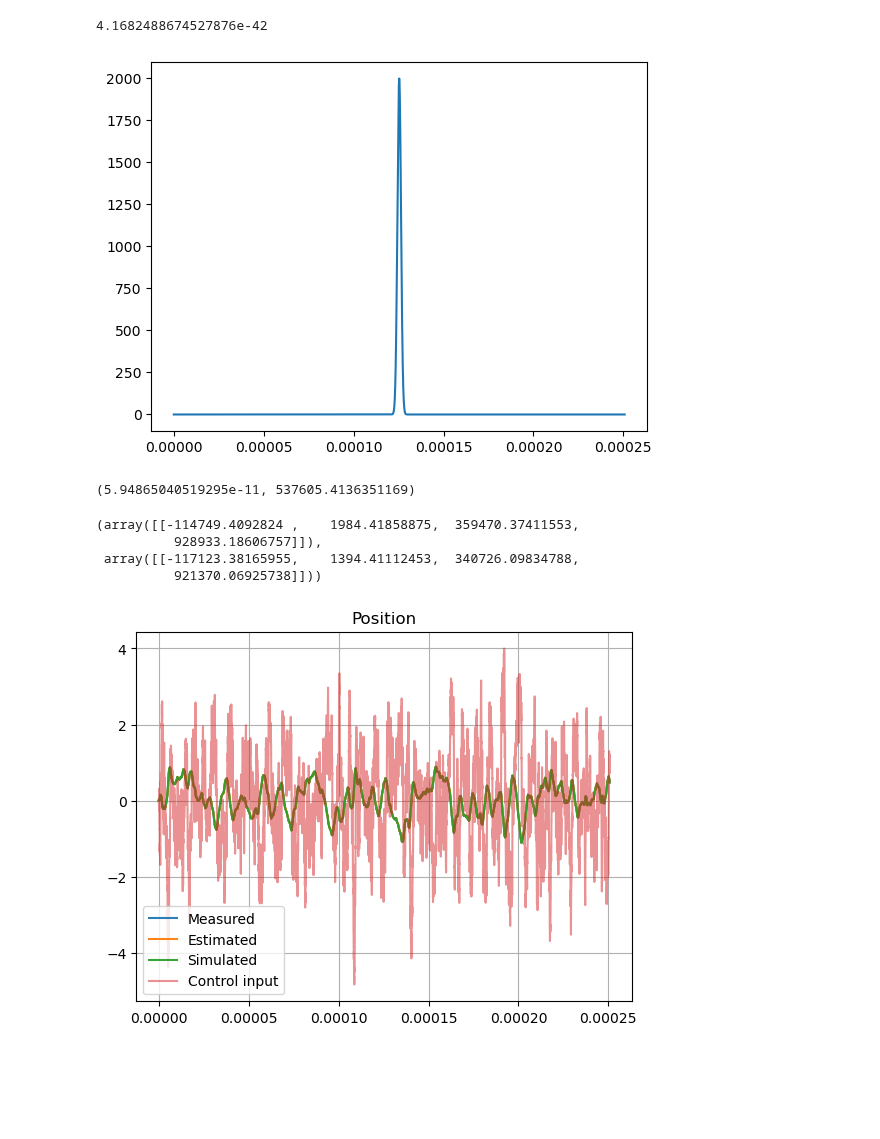
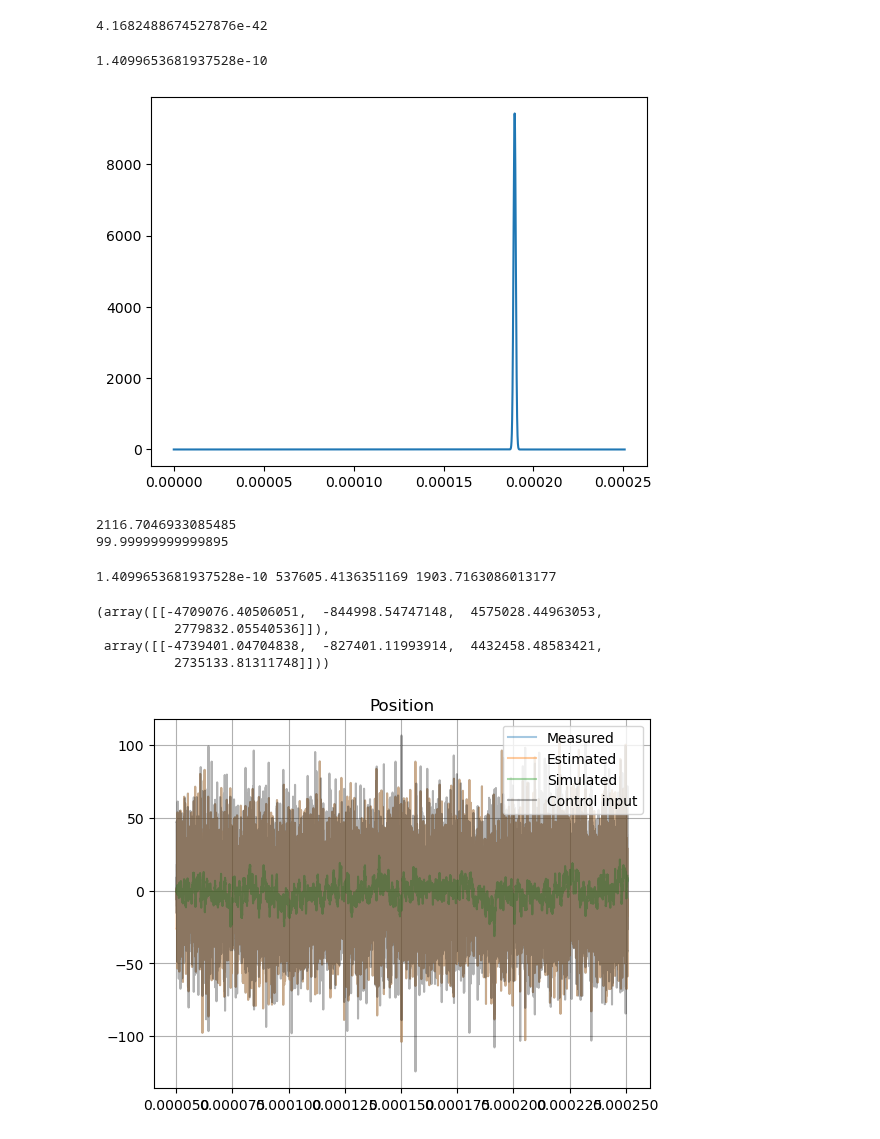
Before and after one commit to QuantumAdventures/single-photons, a Jupyter notebook: notebooks/4. Control Cavity Simulation.ipynb, the cells around one changed output. Saved outputs shown, nothing was run; the diff lists cells and outputs as text; code cells hidden in the pictures; blank space fills up the shorter version.

```diff
--- a/notebooks/4. Control Cavity Simulation.ipynb
+++ b/notebooks/4. Control Cavity Simulation.ipynb
@@ -53,35 +51,47 @@ env = Cavity_Particle(
     gamma,
     detuning,
     cavity_linewidth,
-    g_cs,
+    optomechanical_coupling_ratio*omega,
     coupling,
     radius=radius,
     rho=rho,
-    eta_detection=eta_detec,
+    eta_detection=eta_detection,
     T=T
 )
+std_detection
+# %% [output]
+1.4099653681937528e-10
 # %%
-pulse_amplitude = 2000
-pulse_center = int(t.shape[0]/2)
-pulse_width = 1000
+pulse_amplitude = 10
+pulse_center = 5000+int(3*t.shape[0]/4)
+round_trip_time = 2*cavity_length/ct.c
+#https://www.rp-photonics.com/q_factor.html inverse of loss gives the average amount of round trips
+trips = 1/(2*np.pi*round_trip_time*cavity_linewidth_ratio*omega)
+pulse_width = trips*round_trip_time/delta_t
 alpha_in = []
 for i in range(t.shape[0]):
-    # alpha = i*(t.shape[0]-i)*pulse_amplitude
-    alpha = pulse_amplitude * (
+    alpha = pulse_amplitude/(np.sqrt(delta_t) * np.power(np.pi*pulse_width**2,1/4)) * (
         np.exp(-((i - pulse_center) ** 2) / (2 * pulse_width**2))
     )
-    # +np.exp(-(i-(pulse_center+t.shape[0]/2))**2/(2*pulse_width**2)))
     alpha_in.append(alpha)
 # %%
 plt.plot(t, alpha_in)
 plt.show()
+pulse_width
+s=0
+for el in alpha_in:
+    s = s+el**2*delta_t
+print(pulse_width)
+print(s)
 # %% [output]
-[figure, old version]
+[figure, new version]
+2116.7046933085485
+99.99999999999895
-# %%
-variance_process = env.thermal_force_std**2 + env.backaction_std**2
-std_detection, variance_process
-# %% [output]
-(5.94865040519295e-11, 537605.4136351169)
+# %%
+variance_process = env.thermal_force_std**2 + env.backaction_std**2
+print(std_detection, variance_process,trips)
+# %% [output]
+1.4099653681937528e-10 537605.4136351169 1903.7163086013177
 # %%
 Q = np.array(
     [
@@ -93,7 +103,7 @@ Q = np.array(
 )*control_step*delta_t/2
 R = np.array([[np.power(std_detection, 2)]])
 # %%
-g_fb = 2*omega
+g_fb = 5*omega
 Ad = scipy.linalg.expm(env.A *control_step*delta_t)
 Bd = env.B * delta_t * control_step
 cost_states = np.array([[1e-15, 0, 0, 0],
@@ -105,11 +115,13 @@ cost_states = np.array([[1e-15, 0, 0, 0],
 X, L, G = dare(Ad, Bd, cost_states, omega/(g_fb**2))
 G_lqr, G
 # %% [output]
-(array([[-114749.4092824 ,    1984.41858875,  359470.37411553,
-          928933.18606757]]),
- array([[-117123.38165955,    1394.41112453,  340726.09834788,
-          921370.06925738]]))
+(array([[-4709076.40506051,  -844998.54747148,  4575028.44963053,
+          2779832.05540536]]),
+ array([[-4739401.04704838,  -827401.11993914,  4432458.48583421,
+          2735133.81311748]]))
 # %%
+if std_detection < 1:
+    std_detection = std_detection/env.zp_x
 x0 = 0
 P0 = np.matrix([[0,0,0,0],
                [0,0,0,0],
@@ -150,16 +162,16 @@ for i in tqdm(range(t.shape[0])):
 # %%
 plt.close("all")
 fig1 = plt.Figure()
 plt.title("Position")
-plt.plot(t[1:], measured_states[1:], alpha = 0.95)
-plt.plot(t[1:], estimated_states[1:, 2], alpha = 0.95)
-plt.plot(t[1:], new_states[1:, 2],alpha = 0.95)
-C = max(controls)/4
+plt.plot(t[int(1/5*t.shape[0]):], measured_states[int(1/5*t.shape[0]):], alpha = 0.4)
+plt.plot(t[int(1/5*t.shape[0]):], estimated_states[int(1/5*t.shape[0]):, 2], alpha = 0.4)
+plt.plot(t[int(1/5*t.shape[0]):], new_states[int(1/5*t.shape[0]):, 2],alpha = 0.4)
+C = max(controls[int(1/5*t.shape[0]):])/max(measured_states[int(1/5*t.shape[0]):])
 controls = [x/C for x in controls]
-plt.plot(t[1:], controls[1:], alpha = 0.5)
+plt.plot(t[int(1/5*t.shape[0]):], controls[int(1/5*t.shape[0]):], alpha = 0.3,color = 'black')
 plt.grid()
-plt.legend(["Measured", "Estimated", "Simulated", "Control input"])
+plt.legend(["Measured", "Estimated", "Simulated", "Control input"],loc = 'upper right')
 plt.show()
 # %% [output]
-[figure, old version]
+[figure, new version]
 # %%
```
Also changed, not shown: parts of 6 cells of this notebook.
